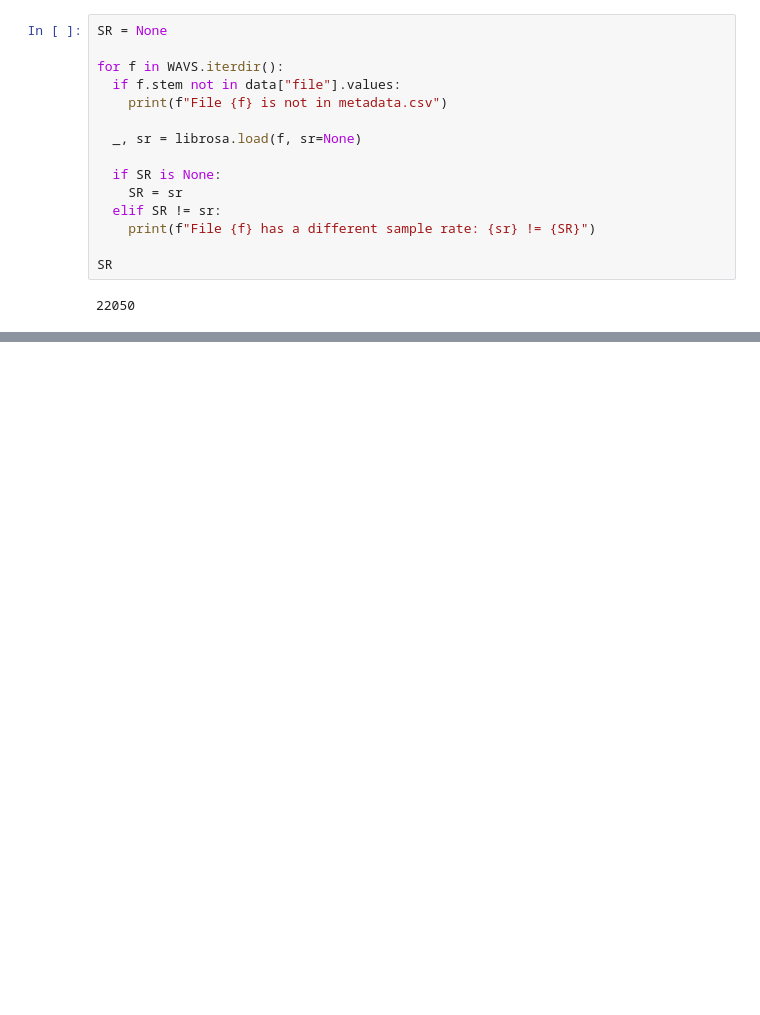
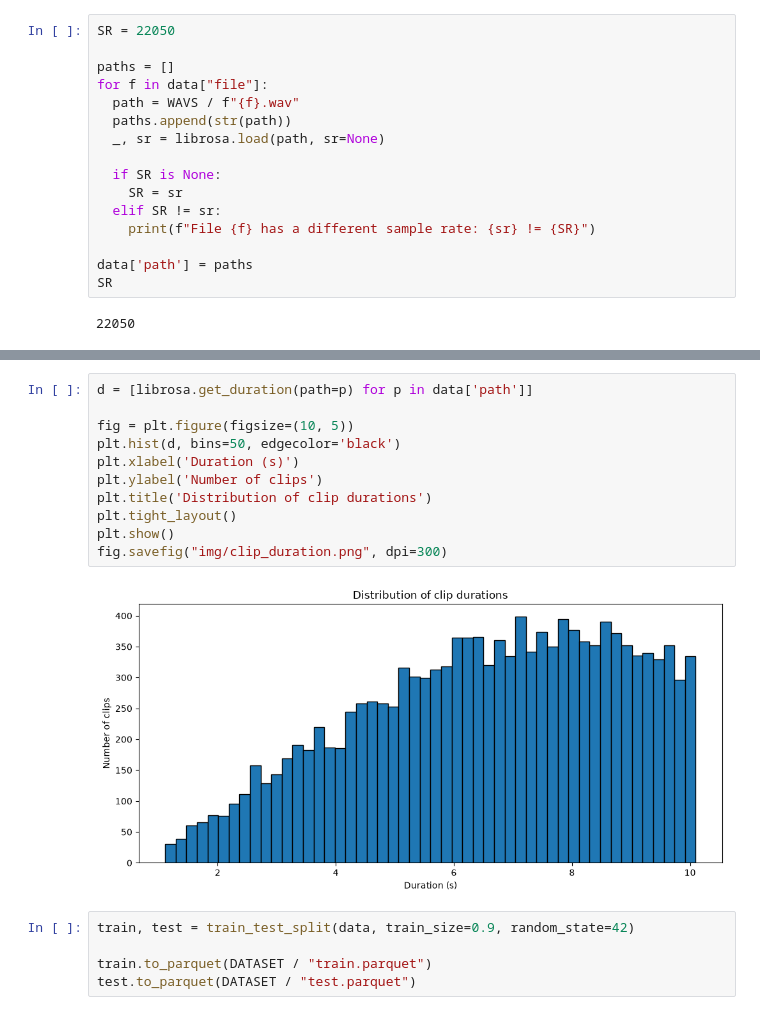
Before and after one commit to ALEGATOR1209/kse-deep-audio-lab4, a Jupyter notebook: lab4.ipynb, the cells around one changed output, grey strips where cells are left out. Cells and saved outputs as stored; diff of their text form; blank space fills up the shorter version.

Commit message:
eda + train-test split

```diff
--- a/lab4.ipynb
+++ b/lab4.ipynb
@@ -75,19 +85,20 @@ Ft.            Fort
 
 * there's no standard expansion of "Mrs."
 # %%
-SR = None
+SR = 22050
 
-for f in WAVS.iterdir():
-  if f.stem not in data["file"].values:
-    print(f"File {f} is not in metadata.csv")
-
-  _, sr = librosa.load(f, sr=None)
+paths = []
+for f in data["file"]:
+  path = WAVS / f"{f}.wav"
+  paths.append(str(path))
+  _, sr = librosa.load(path, sr=None)
 
   if SR is None:
     SR = sr
   elif SR != sr:
     print(f"File {f} has a different sample rate: {sr} != {SR}")
 
+data['path'] = paths
 SR
 # %% [output]
 22050
@@ -93,0 +121,18 @@ SR
+# %%
+d = [librosa.get_duration(path=p) for p in data['path']]
+
+fig = plt.figure(figsize=(10, 5))
+plt.hist(d, bins=50, edgecolor='black')
+plt.xlabel('Duration (s)')
+plt.ylabel('Number of clips')
+plt.title('Distribution of clip durations')
+plt.tight_layout()
+plt.show()
+fig.savefig("img/clip_duration.png", dpi=300)
+# %% [output]
+[figure, added]
+# %%
+train, test = train_test_split(data, train_size=0.9, random_state=42)
+
+train.to_parquet(DATASET / "train.parquet")
+test.to_parquet(DATASET / "test.parquet")
```
Also changed, not shown: parts of 3 cells of this notebook, 2 other files.
